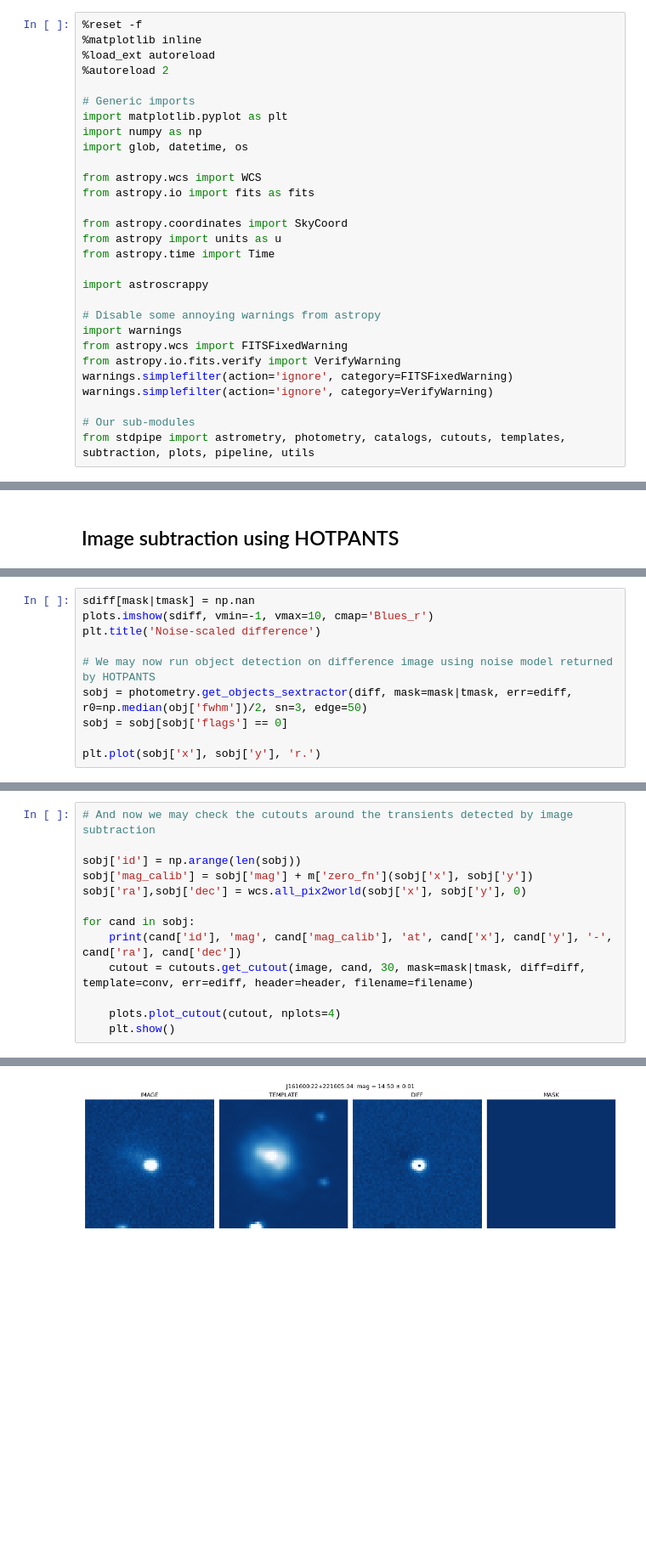
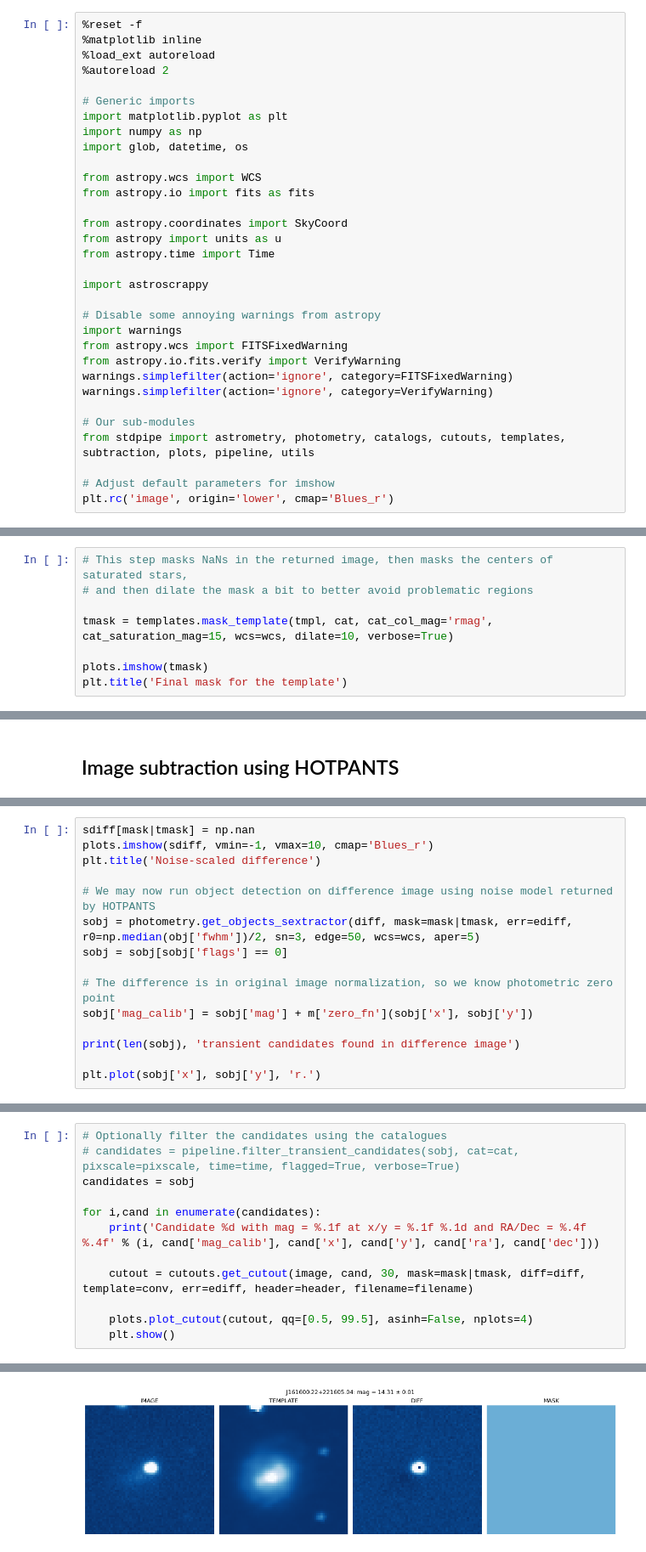
Before and after one commit to karpov-sv/stdpipe, a Jupyter notebook: notebooks/simple_pipeline.ipynb, the cells around one changed output, grey strips where cells are left out. Shown at 85% size. Saved outputs shown, nothing was run; the diff lists cells and outputs as text; blank space fills up the shorter version.

Commit message:
Use template masking code in the notebook

```diff
--- a/notebooks/simple_pipeline.ipynb
+++ b/notebooks/simple_pipeline.ipynb
@@ -27,6 +27,9 @@ warnings.simplefilter(action='ignore', category=VerifyWarning)
 
 # Our sub-modules
 from stdpipe import astrometry, photometry, catalogs, cutouts, templates, subtraction, plots, pipeline, utils
+
+# Adjust default parameters for imshow
+plt.rc('image', origin='lower', cmap='Blues_r')
 # %% [markdown]
 # Simple transient detection pipeline
 
@@ -200,0 +166,8 @@ Text(0.5, 1.0, 'Final mask for the template')
+# %%
+# This step masks NaNs in the returned image, then masks the centers of saturated stars,
+# and then dilate the mask a bit to better avoid problematic regions
+
+tmask = templates.mask_template(tmpl, cat, cat_col_mag='rmag', cat_saturation_mag=15, wcs=wcs, dilate=10, verbose=True)
+
+plots.imshow(tmask)
+plt.title('Final mask for the template')
@@ -221,8 +201,13 @@ plots.imshow(sdiff, vmin=-1, vmax=10, cmap='Blues_r')
 plt.title('Noise-scaled difference')
 
 # We may now run object detection on difference image using noise model returned by HOTPANTS
-sobj = photometry.get_objects_sextractor(diff, mask=mask|tmask, err=ediff, r0=np.median(obj['fwhm'])/2, sn=3, edge=50)
+sobj = photometry.get_objects_sextractor(diff, mask=mask|tmask, err=ediff, r0=np.median(obj['fwhm'])/2, sn=3, edge=50, wcs=wcs, aper=5)
 sobj = sobj[sobj['flags'] == 0]
 
+# The difference is in original image normalization, so we know photometric zero point
+sobj['mag_calib'] = sobj['mag'] + m['zero_fn'](sobj['x'], sobj['y'])
+
+print(len(sobj), 'transient candidates found in difference image')
+
 plt.plot(sobj['x'], sobj['y'], 'r.')
 # %% [output]
@@ -231,14 +217,13 @@ plt.plot(sobj['x'], sobj['y'], 'r.')
 # %%
-# And now we may check the cutouts around the transients detected by image subtraction
+# Optionally filter the candidates using the catalogues
+# candidates = pipeline.filter_transient_candidates(sobj, cat=cat, pixscale=pixscale, time=time, flagged=True, verbose=True)
+candidates = sobj
 
-sobj['id'] = np.arange(len(sobj))
-sobj['mag_calib'] = sobj['mag'] + m['zero_fn'](sobj['x'], sobj['y'])
-sobj['ra'],sobj['dec'] = wcs.all_pix2world(sobj['x'], sobj['y'], 0)
+for i,cand in enumerate(candidates):
+    print('Candidate %d with mag = %.1f at x/y = %.1f %.1d and RA/Dec = %.4f %.4f' % (i, cand['mag_calib'], cand['x'], cand['y'], cand['ra'], cand['dec']))
 
-for cand in sobj:
-    print(cand['id'], 'mag', cand['mag_calib'], 'at', cand['x'], cand['y'], '-', cand['ra'], cand['dec'])
     cutout = cutouts.get_cutout(image, cand, 30, mask=mask|tmask, diff=diff, template=conv, err=ediff, header=header, filename=filename)
 
-    plots.plot_cutout(cutout, nplots=4)
+    plots.plot_cutout(cutout, qq=[0.5, 99.5], asinh=False, nplots=4)
     plt.show()
 # %% [output]
@@ -246 +231 @@ for cand in sobj:
-[figure, old version]
+[figure, new version]
```
Also changed, not shown: parts of 12 cells of this notebook.
